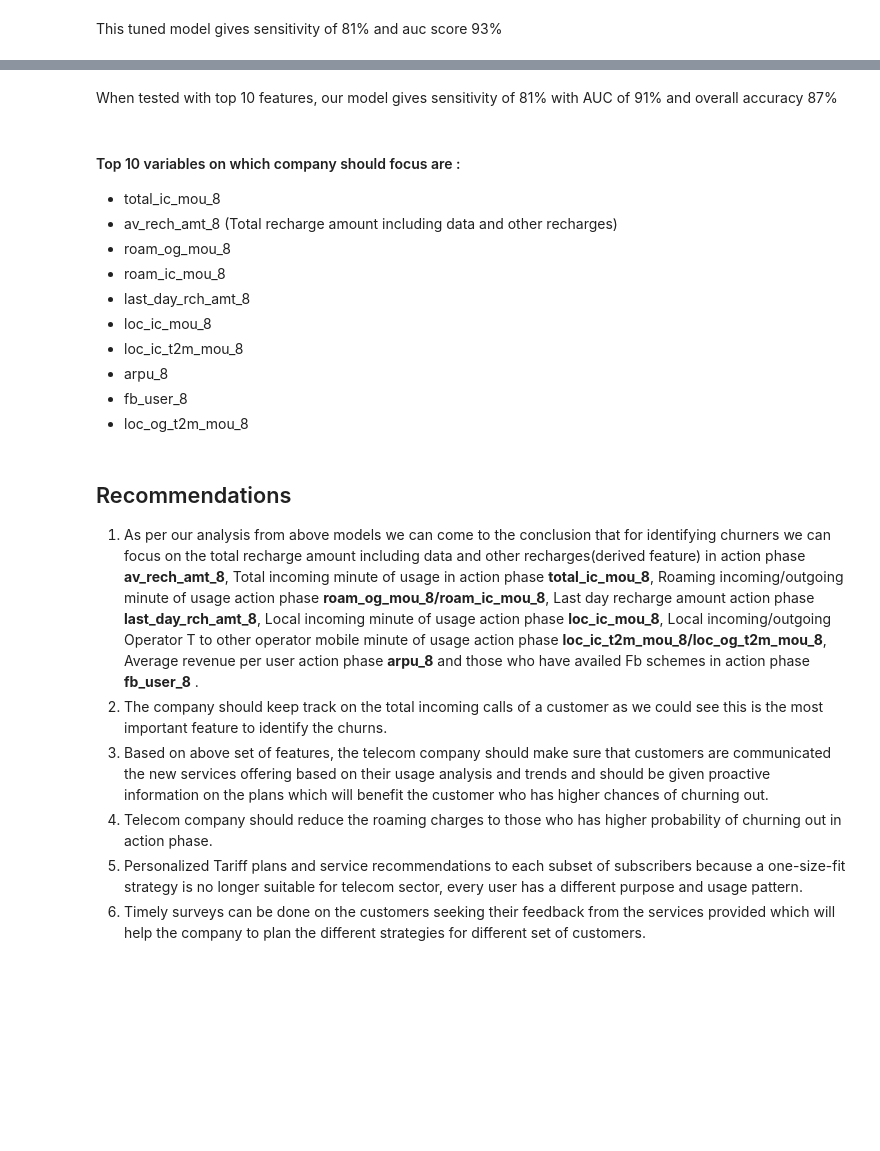
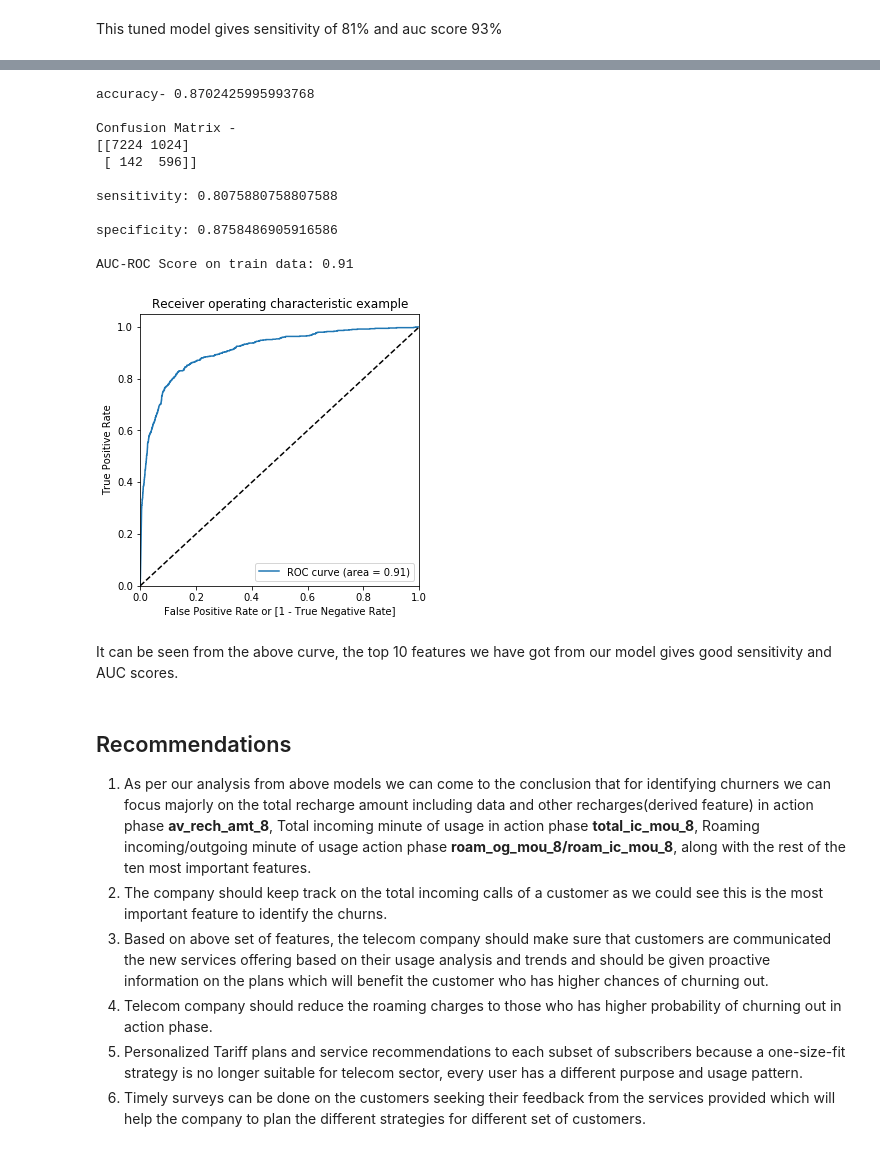
Before and after one commit to kartik173/Telecom_Churn_Predictions, a Jupyter notebook: Telecom_final.ipynb, the cells around one changed output, grey strips where cells are left out. Drawn from its saved outputs; the diff is of its cells as text; code cells hidden in the pictures; blank space fills up the shorter version.

Commit message:
accuracy

```diff
--- a/Telecom_final.ipynb
+++ b/Telecom_final.ipynb
@@ -1129,8 +1277,8 @@ rf_loaded = rf_tuned
 # %%
 # feature importance
-index=list(high_value_cust.columns)
-index.remove('churn')
-importance = pd.DataFrame({'Importance': np.round(100*rf_loaded.best_estimator_.feature_importances_,2)},
+index=list(X.columns)
+#index.remove('churn')
+importance = pd.DataFrame({'Importance': np.round(100*rf_tuned.best_estimator_.feature_importances_,2)},
                           index=index)
 top_10 = importance.sort_values('Importance', ascending=False).head(10)
 top_10
@@ -1140,28 +1300,29 @@ X_train_10 = pd.DataFrame(X_train, columns=X.columns)[top_10_cols]
 X_test_10 = pd.DataFrame(X_test, columns=X.columns)[top_10_cols]
 # %%
 # Fitting the data
-rf_10 = rf_loaded.best_estimator_
+rf_10 = rf_tuned.best_estimator_
 rf_10.fit(X_train_10, y_train)
 
 # Evaluate predictions of test data
 getScores(X_test_10, y_test, rf_10)
+# %% [output]
+accuracy- 0.8702425995993768
+
+Confusion Matrix -
+[[7224 1024]
+ [ 142  596]]
+
+sensitivity: 0.8075880758807588
+
+specificity: 0.8758486905916586
+
+AUC-ROC Score on train data: 0.91
+[figure, added]
-# %% [markdown]
-When tested with top 10 features, our model gives sensitivity of 81% with AUC of 91% and overall accuracy 87%
-# %% [markdown]
-#### Top 10 variables on which company should focus are :
-- total_ic_mou_8
-- av_rech_amt_8 (Total recharge amount including data and other recharges)
-- roam_og_mou_8
-- roam_ic_mou_8
-- last_day_rch_amt_8
-- loc_ic_mou_8
-- loc_ic_t2m_mou_8
-- arpu_8
-- fb_user_8
-- loc_og_t2m_mou_8
+# %% [markdown]
+It can be seen from the above curve, the top 10 features we have got from our model gives good sensitivity and AUC scores.
 # %% [markdown]
 ## Recommendations
-1. As per our analysis from above models we can come to the conclusion that for identifying churners we can focus on the total recharge amount including data and other recharges(derived feature) in action phase __av_rech_amt_8__, Total incoming minute of usage in action phase __total_ic_mou_8__, Roaming incoming/outgoing minute of usage action phase __roam_og_mou_8/roam_ic_mou_8__, Last day recharge amount action phase __last_day_rch_amt_8__, Local incoming minute of usage action phase __loc_ic_mou_8__, Local incoming/outgoing Operator T to other operator mobile minute of usage action phase __loc_ic_t2m_mou_8/loc_og_t2m_mou_8__, Average revenue per user action phase __arpu_8__ and those who have availed Fb schemes in action phase __fb_user_8__ .
+1. As per our analysis from above models we can come to the conclusion that for identifying churners we can focus majorly on the total recharge amount including data and other recharges(derived feature) in action phase __av_rech_amt_8__, Total incoming minute of usage in action phase __total_ic_mou_8__, Roaming incoming/outgoing minute of usage action phase __roam_og_mou_8/roam_ic_mou_8__, along with the rest of the ten most important features.
 2. The company should keep track on the total incoming calls of a customer as we could see this is the most important feature to identify the churns.
 3. Based on above set of features, the telecom company should make sure that customers are communicated the new services offering based on their usage analysis and trends and should be given proactive information on the plans which will benefit the customer who has higher chances of churning out.
 4. Telecom company should reduce the roaming charges to those who has higher probability of churning out in action phase.
```
Also changed, not shown: parts of 32 cells of this notebook.
